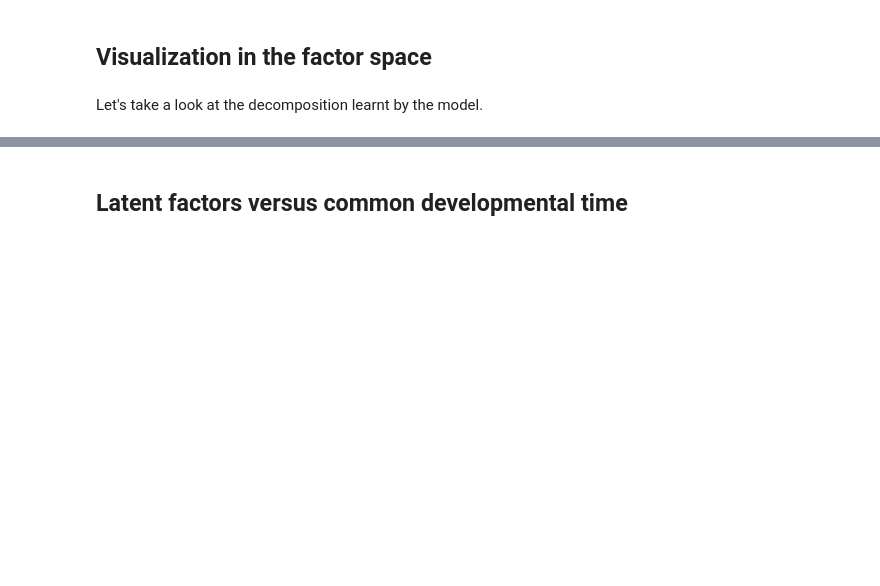
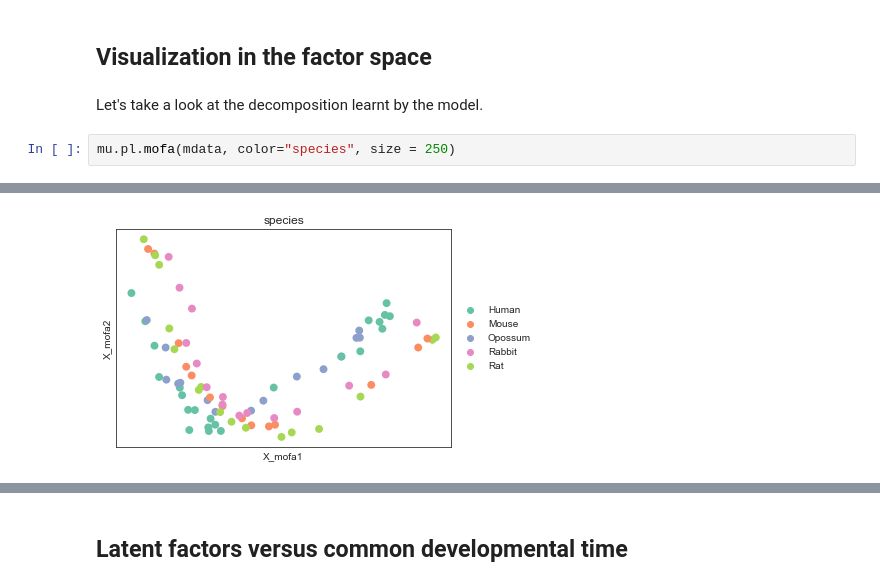
Before and after one commit to scverse/muon-tutorials, a Jupyter notebook: MEFISTO_evodevo.ipynb, the cells around one changed output, grey strips where cells are left out. Drawn from its saved outputs; the diff is of its cells as text; blank space fills up the shorter version.

Commit message:
Update MEFISTO EvoDevo notebook with simpler plotting syntax

```diff
--- a/MEFISTO_evodevo.ipynb
+++ b/MEFISTO_evodevo.ipynb
@@ -172,3 +179,6 @@ Saved MOFA embeddings in .obsm['X_mofa'] slot and their loadings in .varm['LFs']
 ## Visualization in the factor space
 # %% [markdown]
 Let's take a look at the decomposition learnt by the model.
+# %%
+mu.pl.mofa(mdata, color="species", size = 250)
+# %% [output]
@@ -175,3 +191,4 @@ Let's take a look at the decomposition learnt by the model.
+[figure, added]
 # %%
 mu.pl.mofa(mdata, color="species", size = 250)
 # %% [output]
```
Also changed, not shown: parts of 14 cells of this notebook.
